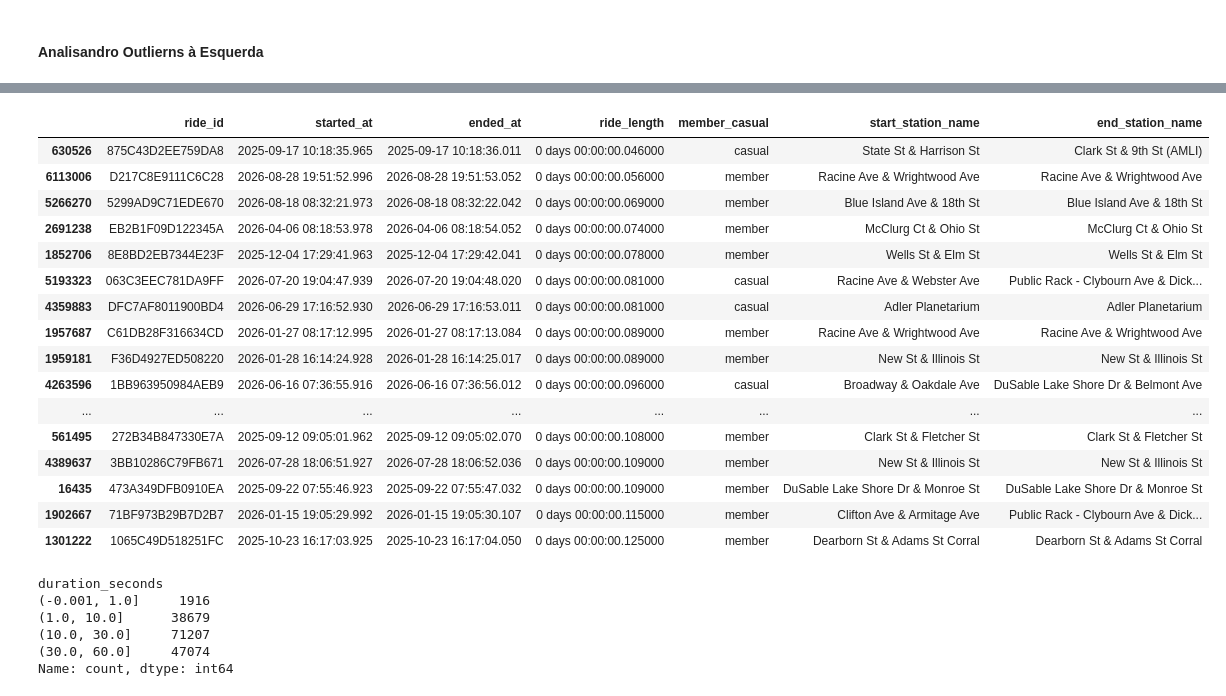
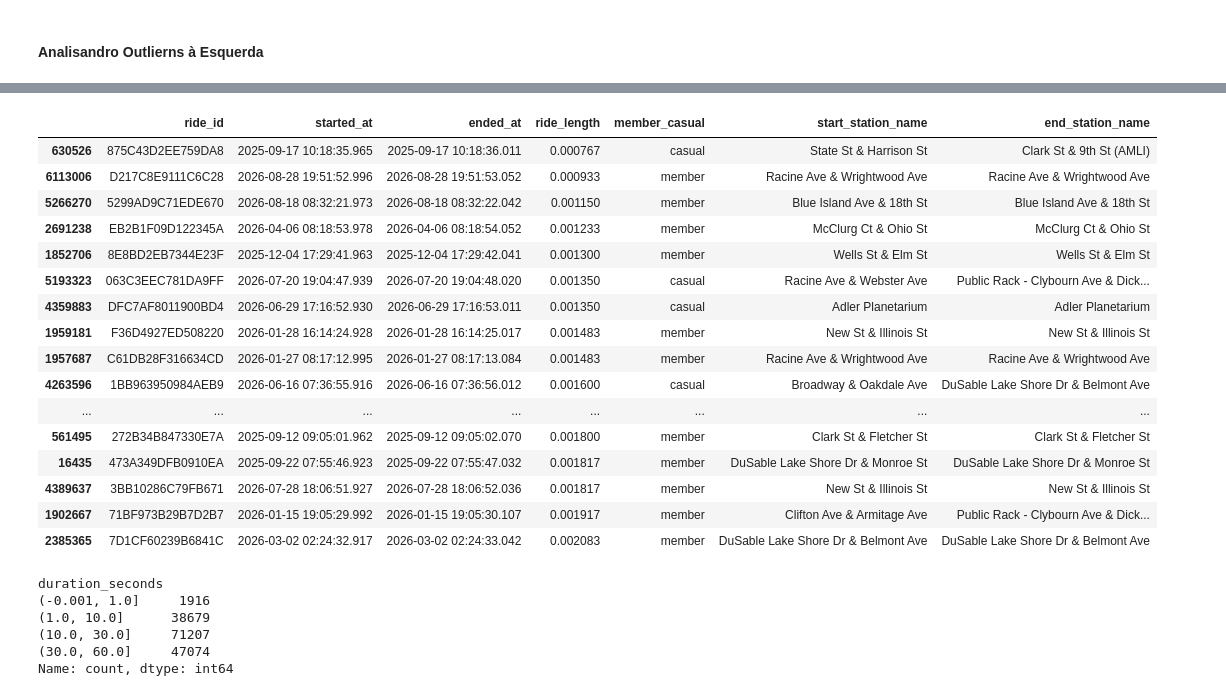
Before and after one commit to AleCecilio/Analise_Cyclistic, a Jupyter notebook: notebooks/02_data_cleaning.ipynb, the cells around one changed output, grey strips where cells are left out. Cells and saved outputs as stored; diff of their text form; code cells hidden in the pictures.

```diff
--- a/notebooks/02_data_cleaning.ipynb
+++ b/notebooks/02_data_cleaning.ipynb
@@ -1418,6 +1425,12 @@ df["ride_length"] = df["ended_at"] - df["started_at"]
 # `inconsistent_time` foi definido na seção 8.1 sendo = df["ended_at"] < df["started_at"]
 
 df.loc[inconsistent_time, "ride_length"] += pd.Timedelta(hours=1)
+# %%
+# Converte ride_length de timedelta para minutos
+
+df["ride_length"] = (
+    df["ride_length"].dt.total_seconds() / 60
+)
 # %%
 display(
     df[["ride_length"]].head(20).style
@@ -1776,36 +1771,36 @@ Até 10 minuto      53.8007
 dtype: float64
 # %%
 df[
-    df["ride_length"] <= pd.Timedelta(seconds=1)
+    df["ride_length"] <= 1 / 60
 ][
     [
         "ride_id",
         "started_at",
         "ended_at",
         "ride_length",
         "member_casual",
         "start_station_name",
         "end_station_name"
     ]
 ].sort_values("ride_length").head(20)
 # %% [output]
 |  | ride_id | started_at | ended_at | ride_length | member_casual | start_station_name | end_station_name |
-| 630526 | 875C43D2EE759DA8 | 2025-09-17 10:18:35.965 | 2025-09-17 10:18:36.011 | 0 days 00:00:00.046000 | casual | State St & Harrison St | Clark St & 9th St (AMLI) |
-| 6113006 | D217C8E9111C6C28 | 2026-08-28 19:51:52.996 | 2026-08-28 19:51:53.052 | 0 days 00:00:00.056000 | member | Racine Ave & Wrightwood Ave | Racine Ave & Wrightwood Ave |
-| 5266270 | 5299AD9C71EDE670 | 2026-08-18 08:32:21.973 | 2026-08-18 08:32:22.042 | 0 days 00:00:00.069000 | member | Blue Island Ave & 18th St | Blue Island Ave & 18th St |
-| 2691238 | EB2B1F09D122345A | 2026-04-06 08:18:53.978 | 2026-04-06 08:18:54.052 | 0 days 00:00:00.074000 | member | McClurg Ct & Ohio St | McClurg Ct & Ohio St |
-| 1852706 | 8E8BD2EB7344E23F | 2025-12-04 17:29:41.963 | 2025-12-04 17:29:42.041 | 0 days 00:00:00.078000 | member | Wells St & Elm St | Wells St & Elm St |
-| 5193323 | 063C3EEC781DA9FF | 2026-07-20 19:04:47.939 | 2026-07-20 19:04:48.020 | 0 days 00:00:00.081000 | casual | Racine Ave & Webster Ave | Public Rack - Clybourn Ave & Dick... |
-| 4359883 | DFC7AF8011900BD4 | 2026-06-29 17:16:52.930 | 2026-06-29 17:16:53.011 | 0 days 00:00:00.081000 | casual | Adler Planetarium | Adler Planetarium |
-| 1957687 | C61DB28F316634CD | 2026-01-27 08:17:12.995 | 2026-01-27 08:17:13.084 | 0 days 00:00:00.089000 | member | Racine Ave & Wrightwood Ave | Racine Ave & Wrightwood Ave |
-| 1959181 | F36D4927ED508220 | 2026-01-28 16:14:24.928 | 2026-01-28 16:14:25.017 | 0 days 00:00:00.089000 | member | New St & Illinois St | New St & Illinois St |
-| 4263596 | 1BB963950984AEB9 | 2026-06-16 07:36:55.916 | 2026-06-16 07:36:56.012 | 0 days 00:00:00.096000 | casual | Broadway & Oakdale Ave | DuSable Lake Shore Dr & Belmont Ave |
+| 630526 | 875C43D2EE759DA8 | 2025-09-17 10:18:35.965 | 2025-09-17 10:18:36.011 | 0.000767 | casual | State St & Harrison St | Clark St & 9th St (AMLI) |
+| 6113006 | D217C8E9111C6C28 | 2026-08-28 19:51:52.996 | 2026-08-28 19:51:53.052 | 0.000933 | member | Racine Ave & Wrightwood Ave | Racine Ave & Wrightwood Ave |
+| 5266270 | 5299AD9C71EDE670 | 2026-08-18 08:32:21.973 | 2026-08-18 08:32:22.042 | 0.001150 | member | Blue Island Ave & 18th St | Blue Island Ave & 18th St |
+| 2691238 | EB2B1F09D122345A | 2026-04-06 08:18:53.978 | 2026-04-06 08:18:54.052 | 0.001233 | member | McClurg Ct & Ohio St | McClurg Ct & Ohio St |
+| 1852706 | 8E8BD2EB7344E23F | 2025-12-04 17:29:41.963 | 2025-12-04 17:29:42.041 | 0.001300 | member | Wells St & Elm St | Wells St & Elm St |
+| 5193323 | 063C3EEC781DA9FF | 2026-07-20 19:04:47.939 | 2026-07-20 19:04:48.020 | 0.001350 | casual | Racine Ave & Webster Ave | Public Rack - Clybourn Ave & Dick... |
+| 4359883 | DFC7AF8011900BD4 | 2026-06-29 17:16:52.930 | 2026-06-29 17:16:53.011 | 0.001350 | casual | Adler Planetarium | Adler Planetarium |
+| 1959181 | F36D4927ED508220 | 2026-01-28 16:14:24.928 | 2026-01-28 16:14:25.017 | 0.001483 | member | New St & Illinois St | New St & Illinois St |
+| 1957687 | C61DB28F316634CD | 2026-01-27 08:17:12.995 | 2026-01-27 08:17:13.084 | 0.001483 | member | Racine Ave & Wrightwood Ave | Racine Ave & Wrightwood Ave |
+| 4263596 | 1BB963950984AEB9 | 2026-06-16 07:36:55.916 | 2026-06-16 07:36:56.012 | 0.001600 | casual | Broadway & Oakdale Ave | DuSable Lake Shore Dr & Belmont Ave |
 | ... | ... | ... | ... | ... | ... | ... | ... |
-| 561495 | 272B34B847330E7A | 2025-09-12 09:05:01.962 | 2025-09-12 09:05:02.070 | 0 days 00:00:00.108000 | member | Clark St & Fletcher St | Clark St & Fletcher St |
-| 4389637 | 3BB10286C79FB671 | 2026-07-28 18:06:51.927 | 2026-07-28 18:06:52.036 | 0 days 00:00:00.109000 | member | New St & Illinois St | New St & Illinois St |
-| 16435 | 473A349DFB0910EA | 2025-09-22 07:55:46.923 | 2025-09-22 07:55:47.032 | 0 days 00:00:00.109000 | member | DuSable Lake Shore Dr & Monroe St | DuSable Lake Shore Dr & Monroe St |
-| 1902667 | 71BF973B29B7D2B7 | 2026-01-15 19:05:29.992 | 2026-01-15 19:05:30.107 | 0 days 00:00:00.115000 | member | Clifton Ave & Armitage Ave | Public Rack - Clybourn Ave & Dick... |
-| 1301222 | 1065C49D518251FC | 2025-10-23 16:17:03.925 | 2025-10-23 16:17:04.050 | 0 days 00:00:00.125000 | member | Dearborn St & Adams St Corral | Dearborn St & Adams St Corral |
+| 561495 | 272B34B847330E7A | 2025-09-12 09:05:01.962 | 2025-09-12 09:05:02.070 | 0.001800 | member | Clark St & Fletcher St | Clark St & Fletcher St |
+| 16435 | 473A349DFB0910EA | 2025-09-22 07:55:46.923 | 2025-09-22 07:55:47.032 | 0.001817 | member | DuSable Lake Shore Dr & Monroe St | DuSable Lake Shore Dr & Monroe St |
+| 4389637 | 3BB10286C79FB671 | 2026-07-28 18:06:51.927 | 2026-07-28 18:06:52.036 | 0.001817 | member | New St & Illinois St | New St & Illinois St |
+| 1902667 | 71BF973B29B7D2B7 | 2026-01-15 19:05:29.992 | 2026-01-15 19:05:30.107 | 0.001917 | member | Clifton Ave & Armitage Ave | Public Rack - Clybourn Ave & Dick... |
+| 2385365 | 7D1CF60239B6841C | 2026-03-02 02:24:32.917 | 2026-03-02 02:24:33.042 | 0.002083 | member | DuSable Lake Shore Dr & Belmont Ave | DuSable Lake Shore Dr & Belmont Ave |
 # %%
 # Analisa a distribuição das viagens com duração de até 1 minuto
 
```
Also changed, not shown: parts of 38 cells of this notebook, 3 other files.
